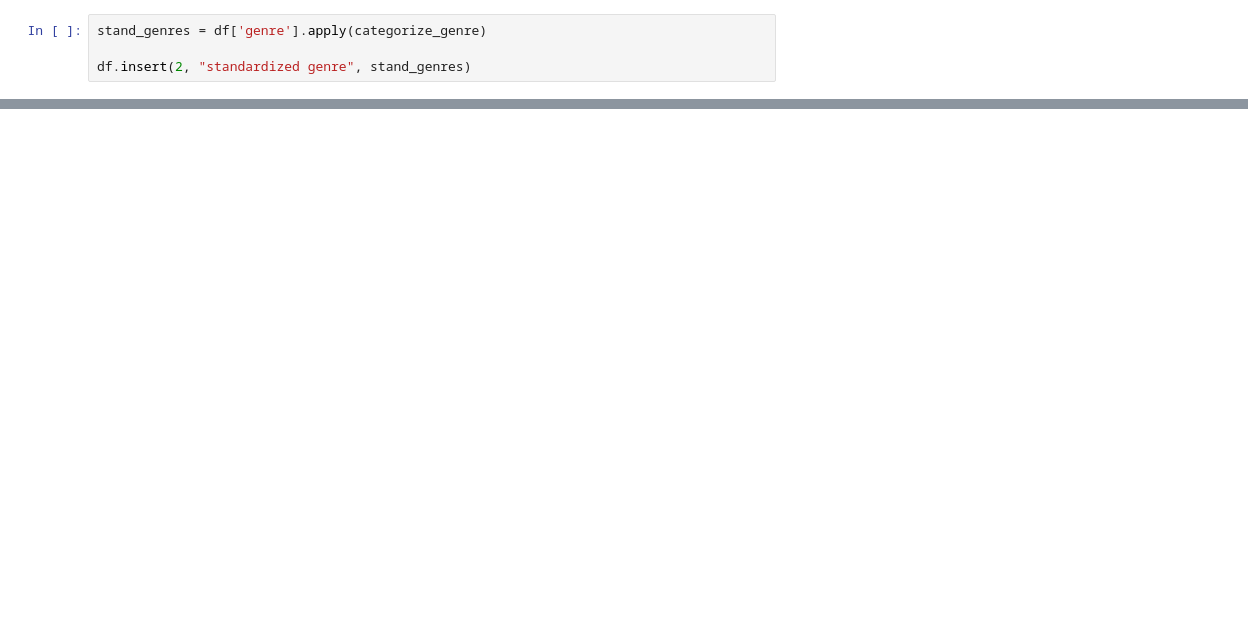
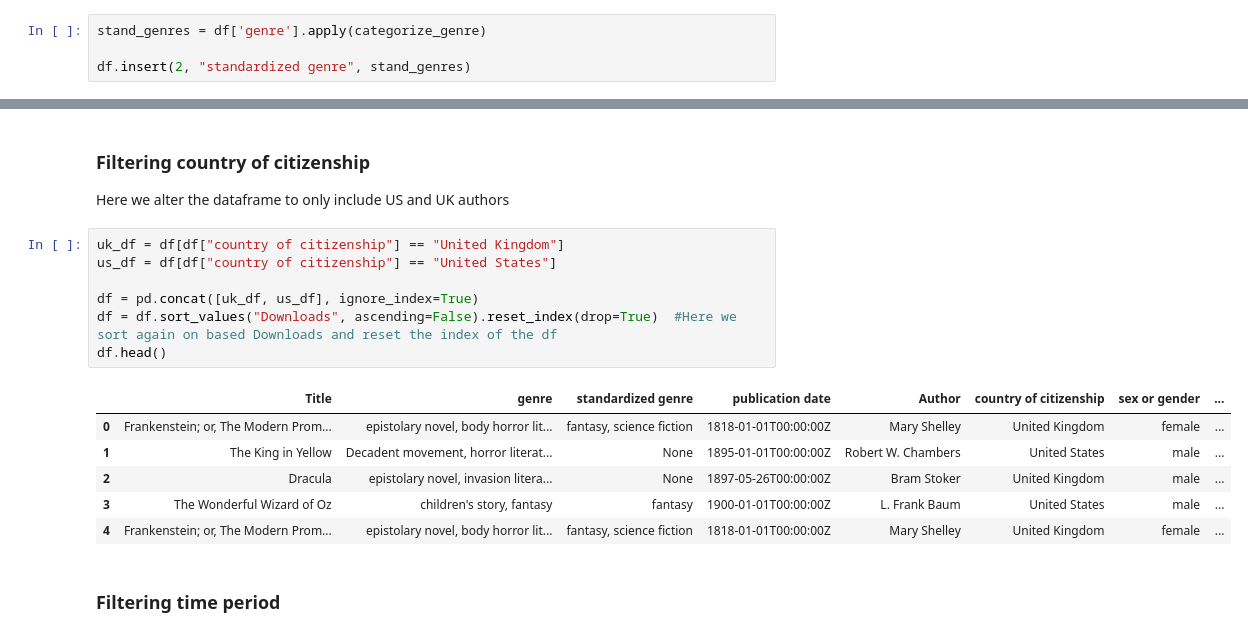
Before and after one commit to Cameron-Meinsma/dh_tools_and_methods_group_project, a Jupyter notebook: data_cleaning_and_corpus_selection.ipynb, the cells around one changed output, grey strips where cells are left out. Saved outputs shown, nothing was run; the diff lists cells and outputs as text; blank space fills up the shorter version.

```diff
--- a/data_cleaning_and_corpus_selection.ipynb
+++ b/data_cleaning_and_corpus_selection.ipynb
@@ -74,3 +96,22 @@ df.head(10)
+# %% [markdown]
+### Filtering country of citizenship
+Here we alter the dataframe to only include US and UK authors
+# %%
+uk_df = df[df["country of citizenship"] == "United Kingdom"]
+us_df = df[df["country of citizenship"] == "United States"]
+
+df = pd.concat([uk_df, us_df], ignore_index=True)
+df = df.sort_values("Downloads", ascending=False).reset_index(drop=True)  #Here we sort again on based Downloads and reset the index of the df
+df.head()
+# %% [output]
+|  | Title | genre | standardized genre | publication date | Author | country of citizenship | sex or gender | ... |
+| 0 | Frankenstein; or, The Modern Prom... | epistolary novel, body horror lit... | fantasy, science fiction | 1818-01-01T00:00:00Z | Mary Shelley | United Kingdom | female | ... |
+| 1 | The King in Yellow | Decadent movement, horror literat... | None | 1895-01-01T00:00:00Z | Robert W. Chambers | United States | male | ... |
+| 2 | Dracula | epistolary novel, invasion litera... | None | 1897-05-26T00:00:00Z | Bram Stoker | United Kingdom | male | ... |
+| 3 | The Wonderful Wizard of Oz | children's story, fantasy | fantasy | 1900-01-01T00:00:00Z | L. Frank Baum | United States | male | ... |
+| 4 | Frankenstein; or, The Modern Prom... | epistolary novel, body horror lit... | fantasy, science fiction | 1818-01-01T00:00:00Z | Mary Shelley | United Kingdom | female | ... |
+# %% [markdown]
+### Filtering time period
 # %%
 #this codes changes the datatype of the publication date column to datetime
 df['publication date'] = pd.to_datetime(df['publication date'], errors='coerce', utc=True)
```
Also changed, not shown: parts of 28 cells of this notebook, 49 other files.
